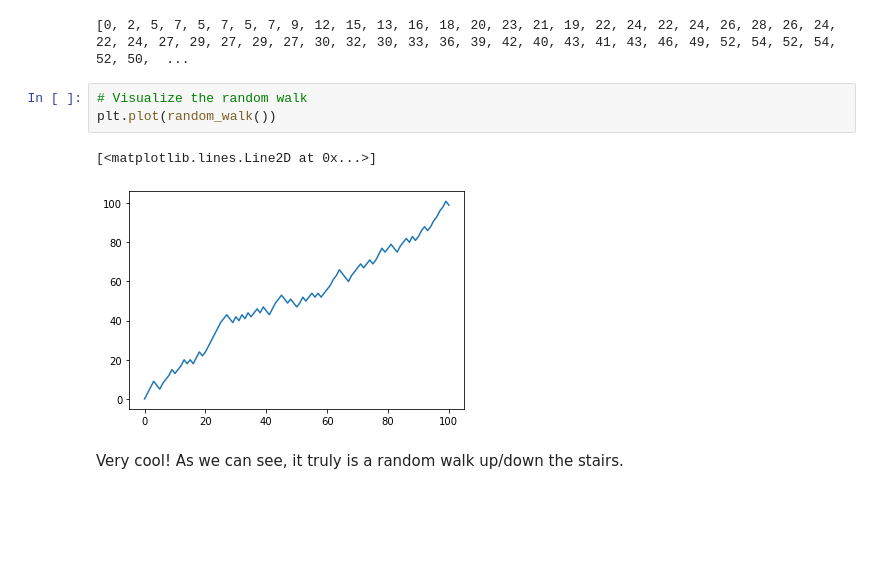
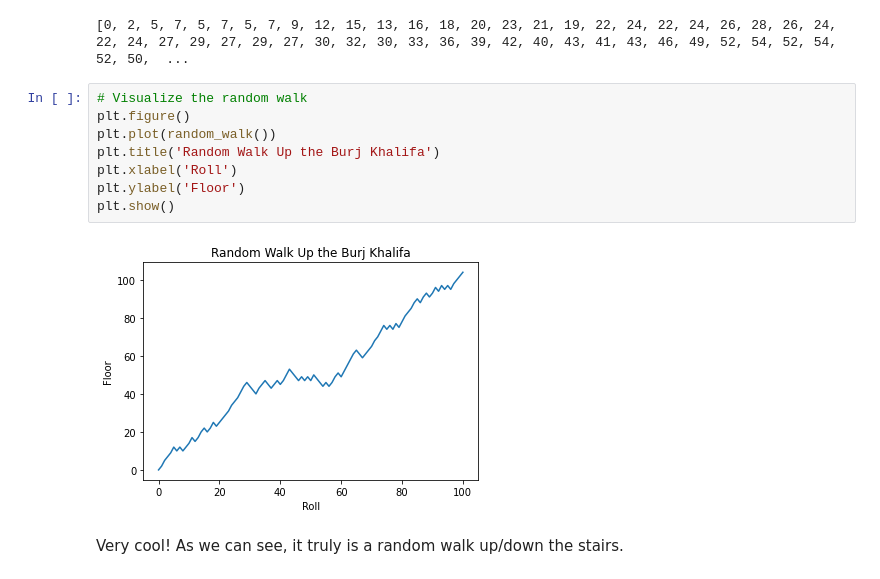
Before and after one commit to polzinben/hacker_statistics, a Jupyter notebook: Hacker_Statistics_Solution.ipynb, the cells around one changed output. Saved outputs shown, nothing was run; the diff lists cells and outputs as text; blank space fills up the shorter version.

Commit message:
updated visualizations part 2

```diff
--- a/Hacker_Statistics_Solution.ipynb
+++ b/Hacker_Statistics_Solution.ipynb
@@ -117,10 +117,14 @@ print(random_walk())
 [0, 2, 5, 7, 5, 7, 5, 7, 9, 12, 15, 13, 16, 18, 20, 23, 21, 19, 22, 24, 22, 24, 26, 28, 26, 24, 22, 24, 27, 29, 27, 29, 27, 30, 32, 30, 33, 36, 39, 42, 40, 43, 41, 43, 46, 49, 52, 54, 52, 54, 52, 50,  ...
 # %%
 # Visualize the random walk
+plt.figure()
 plt.plot(random_walk())
+plt.title('Random Walk Up the Burj Khalifa')
+plt.xlabel('Roll')
+plt.ylabel('Floor')
+plt.show()
 # %% [output]
-[<matplotlib.lines.Line2D at 0x...>]
-[figure, old version]
+[figure, new version]
 # %% [markdown]
 Very cool!  As we can see, it truly is a random walk up/down the stairs.
 # %%
```
